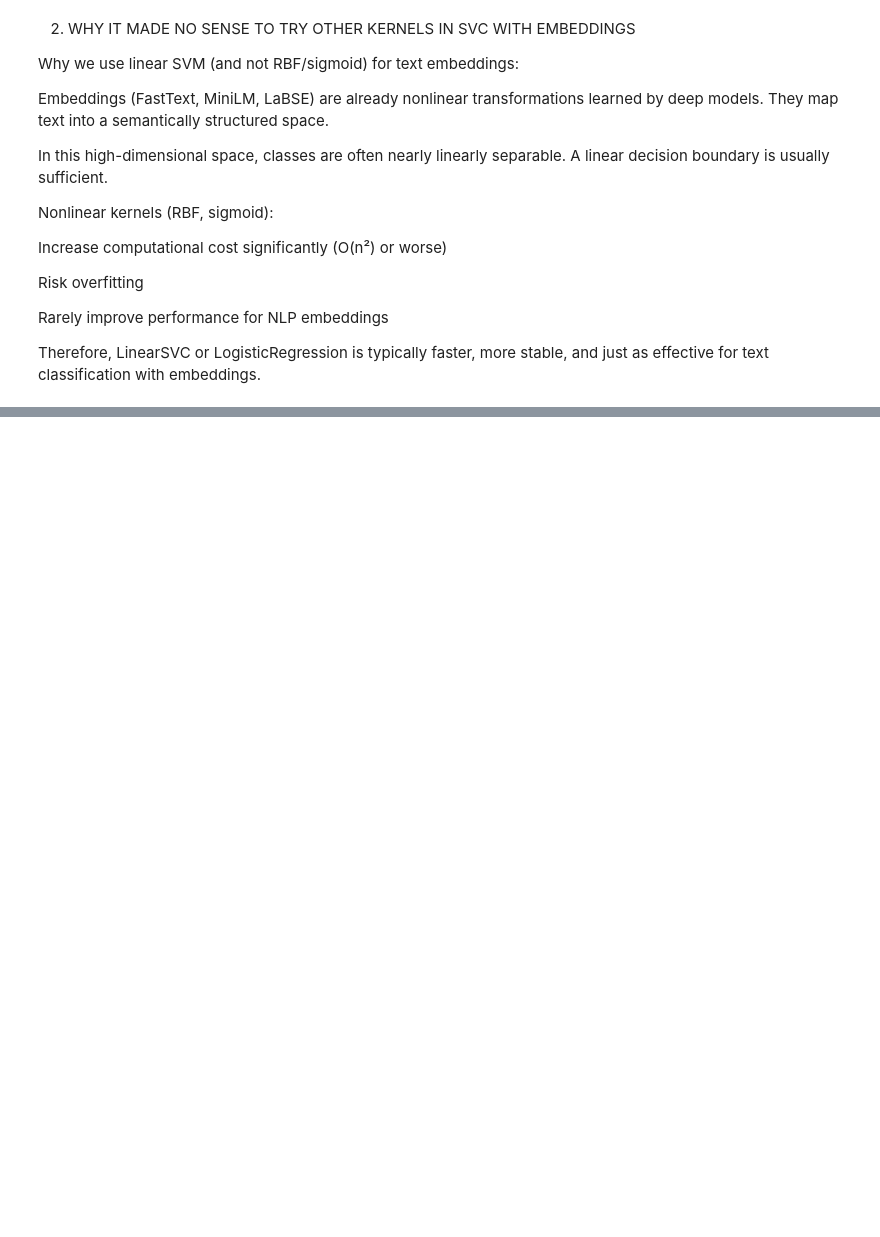
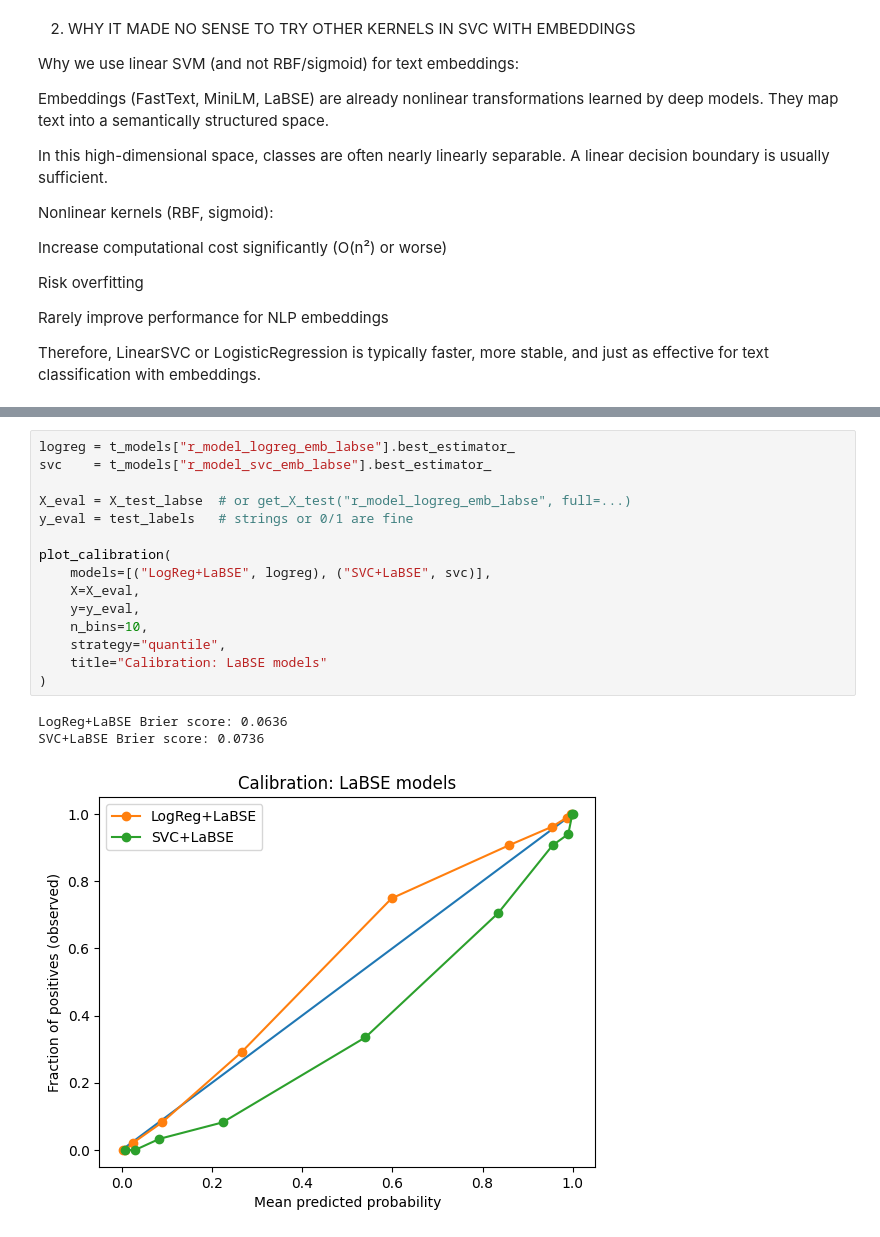
Before and after one commit to PacoBahena/hate_detection, a Jupyter notebook: ia_hate/models/Learning.ipynb, the cells around one changed output, grey strips where cells are left out. Drawn from its saved outputs; the diff is of its cells as text; blank space fills up the shorter version.

```diff
--- a/ia_hate/models/Learning.ipynb
+++ b/ia_hate/models/Learning.ipynb
@@ -708,0 +899,19 @@ Therefore, LinearSVC or LogisticRegression is typically faster, more stable, and
+# %%
+logreg = t_models["r_model_logreg_emb_labse"].best_estimator_
+svc    = t_models["r_model_svc_emb_labse"].best_estimator_
+
+X_eval = X_test_labse  # or get_X_test("r_model_logreg_emb_labse", full=...)
+y_eval = test_labels   # strings or 0/1 are fine
+
+plot_calibration(
+    models=[("LogReg+LaBSE", logreg), ("SVC+LaBSE", svc)],
+    X=X_eval,
+    y=y_eval,
+    n_bins=10,
+    strategy="quantile",
+    title="Calibration: LaBSE models"
+)
+# %% [output]
+LogReg+LaBSE Brier score: 0.0636
+SVC+LaBSE Brier score: 0.0736
+[figure, added]
```
Also changed, not shown: parts of 9 cells of this notebook.
